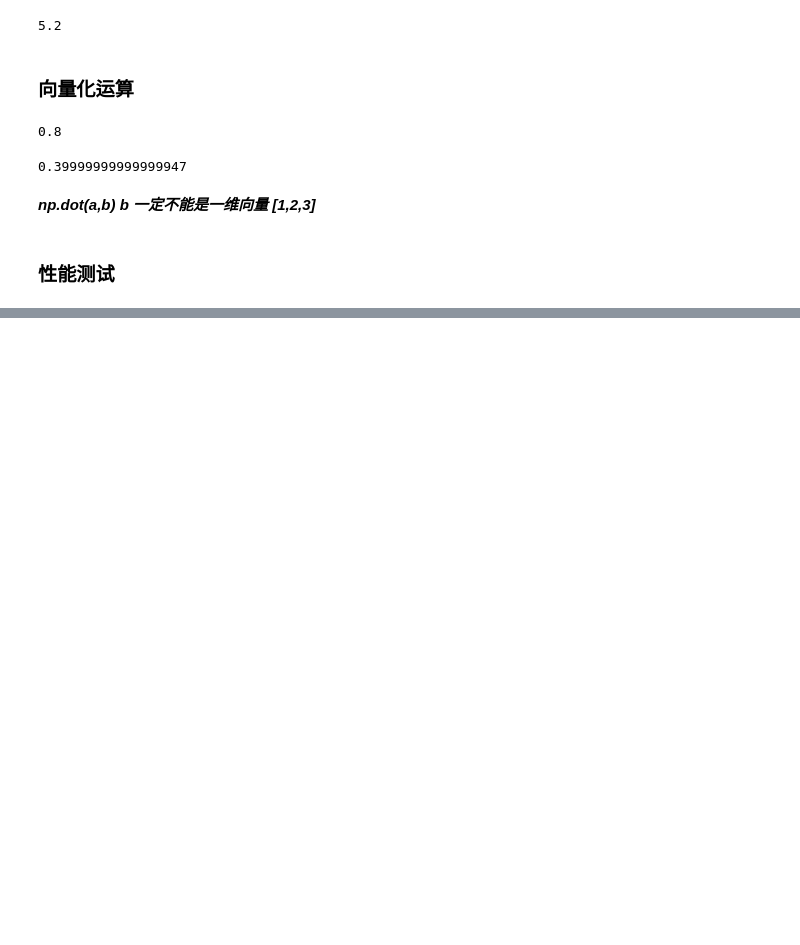
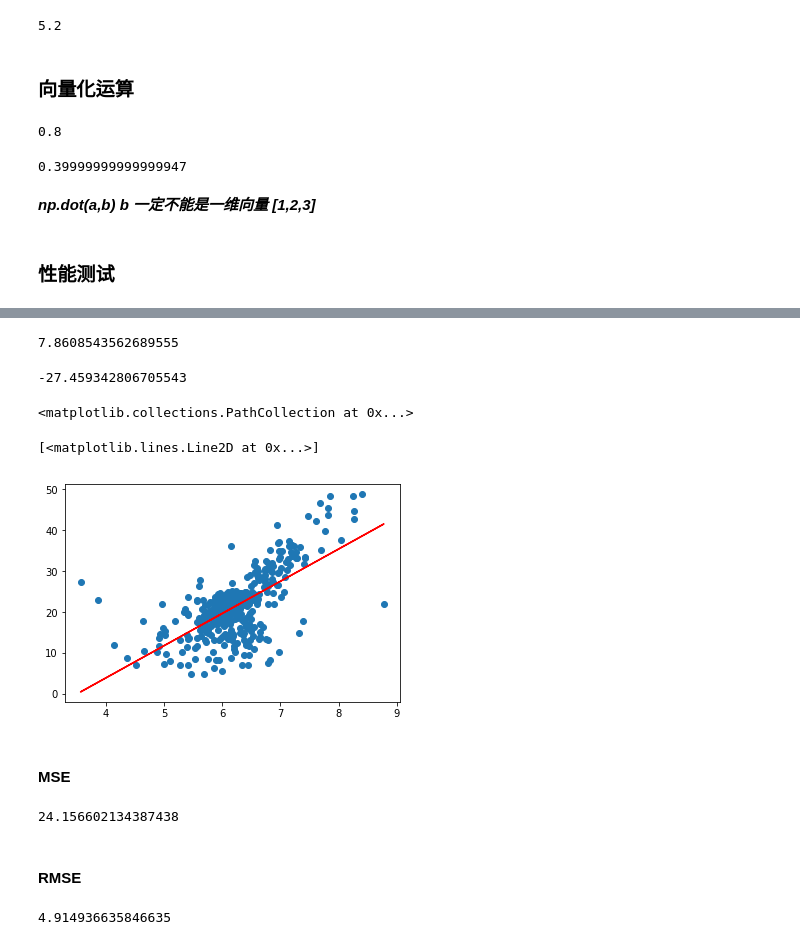
Before and after one commit to coderzc/machine_learning, a Jupyter notebook: jupyter/Linear Regression/linear_regression.ipynb, the cells around one changed output, grey strips where cells are left out. Saved outputs shown, nothing was run; the diff lists cells and outputs as text; code cells hidden in the pictures; blank space fills up the shorter version.

```diff
--- a/jupyter/Linear Regression/linear_regression.ipynb
+++ b/jupyter/Linear Regression/linear_regression.ipynb
@@ -123,0 +169,17 @@ a_2
+# %%
+a = fit2(x_train,y_train)
+b = np.mean(y_train) - a * np.mean(x_train)
+a
+b
+# %% [output]
+7.8608543562689555
+-27.459342806705543
+# %%
+plt.scatter(x_train,y_train)
+y_hat = a * x_train + b
+plt.plot(x_train,y_hat,color='r')
+plt.show()
+# %% [output]
+<matplotlib.collections.PathCollection at 0x...>
+[<matplotlib.lines.Line2D at 0x...>]
+[figure, added]
@@ -123,0 +188,15 @@ a_2
+# %% [markdown]
+#### MSE
+# %%
+mse_test = np.sum((y_predict-y_test)**2) / len(y_test)
+mse_test
+# %% [output]
+24.156602134387438
+# %% [markdown]
+#### RMSE
+# %%
+from math import sqrt
+rmse_test = sqrt(np.sum((y_predict-y_test)**2) / len(y_test))
+rmse_test
+# %% [output]
+4.914936635846635
```
Also changed, not shown: parts of 15 cells of this notebook, 1 other file.
